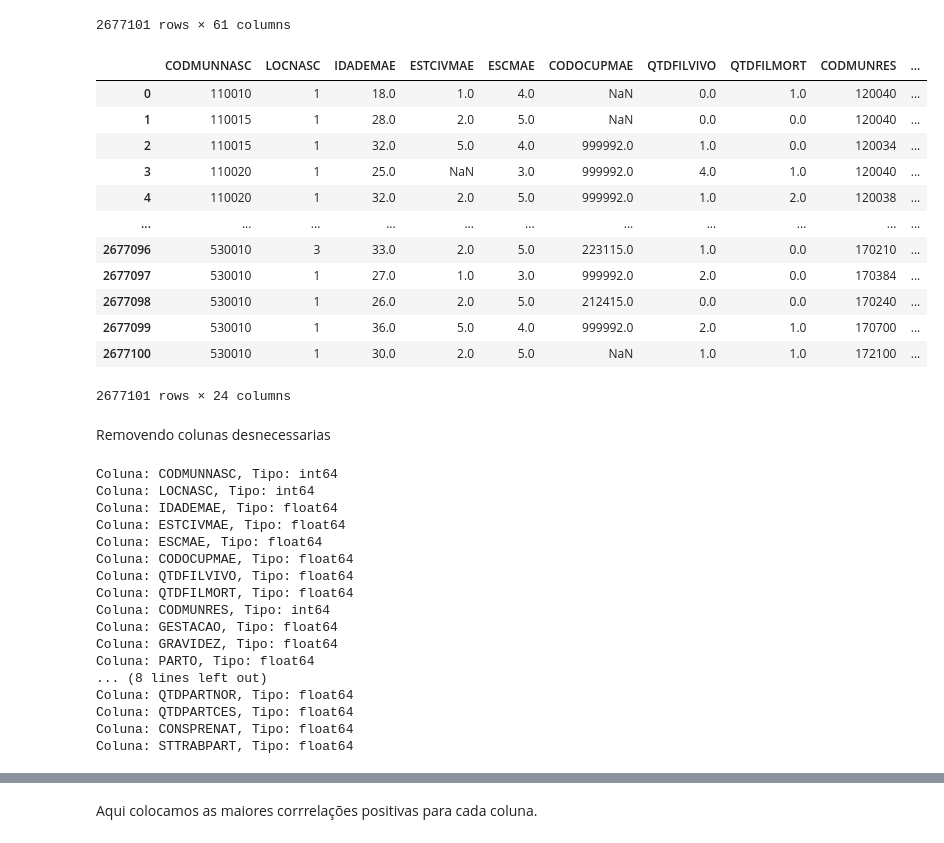
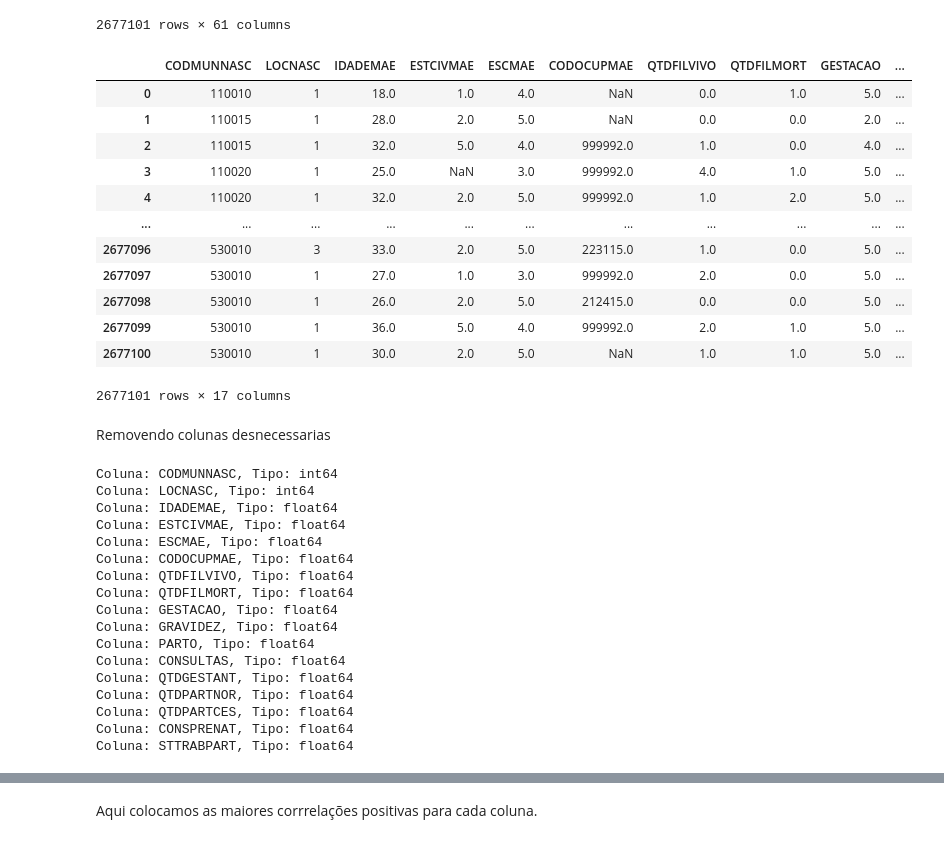
Before and after one commit to Flipe-TI/premature-birth-predict, a Jupyter notebook: Notafinal_BigData.ipynb, the cells around one changed output, grey strips where cells are left out. Drawn from its saved outputs; the diff is of its cells as text; code cells hidden in the pictures.

```diff
--- a/Notafinal_BigData.ipynb
+++ b/Notafinal_BigData.ipynb
@@ -32,27 +71,37 @@ df2021
 # %%
 result_df = df2021 #pd.concat([df2020, df2021], ignore_index=True)
 # %%
-lista_colunas_a_remover = ["CODPAISRES","MESPRENAT","SEMAGESTAC","IDADEPAI","CODANOMAL","SERIESCMAE","ESCMAE2010","KOTELCHUCK","DTNASC", "PESO", "IDANOMAL", "HORANASC", "APGAR1", "APGAR5", "PARIDADE", "DTDECLARAC", "TPDOCRESP", "TPFUNCRESP", "DTRECORIGA", "CONTADOR", "CODESTAB", "DTCADASTRO", "DTRECEBIM", "ORIGEM", "CODCART", "NUMREGCART", "DTREGCART", "NUMEROLOTE", "VERSAOSIST", "DIFDATA", "DTRECORIG", "DTNASCMAE", "DTULTMENST", "TPMETESTIM", "TPAPRESENT", "STCESPARTO", "TPROBSON", "STDNEPIDEM", "STDNNOVA", "CODMUNCART", "TPNASCASSI", "ESCMAEAGR1"]
+# Criamos uma lista 'lista_colunas_a_remover' que contém os nomes das colunas que desejamos remover do DataFrame 'result_df'.
+lista_colunas_a_remover = ["RACACOR", "SEXO", "CODMUNRES", "CODMUNNATU", "NATURALMAE", "CODUFNATU", "RACACORMAE", "CODPAISRES",
+                           "MESPRENAT", "SEMAGESTAC", "IDADEPAI", "CODANOMAL", "SERIESCMAE", "ESCMAE2010", "KOTELCHUCK",
+                           "DTNASC", "PESO", "IDANOMAL", "HORANASC", "APGAR1", "APGAR5", "PARIDADE", "DTDECLARAC",
+                           "TPDOCRESP", "TPFUNCRESP", "DTRECORIGA", "CONTADOR", "CODESTAB", "DTCADASTRO", "DTRECEBIM",
+                           "ORIGEM", "CODCART", "NUMREGCART", "DTREGCART", "NUMEROLOTE", "VERSAOSIST", "DIFDATA",
+                           "DTRECORIG", "DTNASCMAE", "DTULTMENST", "TPMETESTIM", "TPAPRESENT", "STCESPARTO", "TPROBSON",
+                           "STDNEPIDEM", "STDNNOVA", "CODMUNCART", "TPNASCASSI", "ESCMAEAGR1"]
 
+# Criamos uma lista 'colunas_existentes' que contém apenas os nomes das colunas que existem no DataFrame 'result_df' e que também estão na lista de colunas a serem removidas.
 colunas_existentes = [coluna for coluna in lista_colunas_a_remover if coluna in result_df.columns]
 
+# Utilizamos o método 'drop' para remover as colunas presentes na lista 'colunas_existentes' do DataFrame 'result_df'.
 result_df = result_df.drop(columns=colunas_existentes)
 
+# Exibimos o DataFrame 'result_df' após a remoção das colunas especificadas.
 result_df
 # %% [output]
-|  | CODMUNNASC | LOCNASC | IDADEMAE | ESTCIVMAE | ESCMAE | CODOCUPMAE | QTDFILVIVO | QTDFILMORT | CODMUNRES | ... |
-| 0 | 110010 | 1 | 18.0 | 1.0 | 4.0 | NaN | 0.0 | 1.0 | 120040 | ... |
-| 1 | 110015 | 1 | 28.0 | 2.0 | 5.0 | NaN | 0.0 | 0.0 | 120040 | ... |
-| 2 | 110015 | 1 | 32.0 | 5.0 | 4.0 | 999992.0 | 1.0 | 0.0 | 120034 | ... |
-| 3 | 110020 | 1 | 25.0 | NaN | 3.0 | 999992.0 | 4.0 | 1.0 | 120040 | ... |
-| 4 | 110020 | 1 | 32.0 | 2.0 | 5.0 | 999992.0 | 1.0 | 2.0 | 120038 | ... |
+|  | CODMUNNASC | LOCNASC | IDADEMAE | ESTCIVMAE | ESCMAE | CODOCUPMAE | QTDFILVIVO | QTDFILMORT | GESTACAO | ... |
+| 0 | 110010 | 1 | 18.0 | 1.0 | 4.0 | NaN | 0.0 | 1.0 | 5.0 | ... |
+| 1 | 110015 | 1 | 28.0 | 2.0 | 5.0 | NaN | 0.0 | 0.0 | 2.0 | ... |
+| 2 | 110015 | 1 | 32.0 | 5.0 | 4.0 | 999992.0 | 1.0 | 0.0 | 4.0 | ... |
+| 3 | 110020 | 1 | 25.0 | NaN | 3.0 | 999992.0 | 4.0 | 1.0 | 5.0 | ... |
+| 4 | 110020 | 1 | 32.0 | 2.0 | 5.0 | 999992.0 | 1.0 | 2.0 | 5.0 | ... |
 | ... | ... | ... | ... | ... | ... | ... | ... | ... | ... | ... |
-| 2677096 | 530010 | 3 | 33.0 | 2.0 | 5.0 | 223115.0 | 1.0 | 0.0 | 170210 | ... |
-| 2677097 | 530010 | 1 | 27.0 | 1.0 | 3.0 | 999992.0 | 2.0 | 0.0 | 170384 | ... |
-| 2677098 | 530010 | 1 | 26.0 | 2.0 | 5.0 | 212415.0 | 0.0 | 0.0 | 170240 | ... |
-| 2677099 | 530010 | 1 | 36.0 | 5.0 | 4.0 | 999992.0 | 2.0 | 1.0 | 170700 | ... |
-| 2677100 | 530010 | 1 | 30.0 | 2.0 | 5.0 | NaN | 1.0 | 1.0 | 172100 | ... |
+| 2677096 | 530010 | 3 | 33.0 | 2.0 | 5.0 | 223115.0 | 1.0 | 0.0 | 5.0 | ... |
+| 2677097 | 530010 | 1 | 27.0 | 1.0 | 3.0 | 999992.0 | 2.0 | 0.0 | 5.0 | ... |
+| 2677098 | 530010 | 1 | 26.0 | 2.0 | 5.0 | 212415.0 | 0.0 | 0.0 | 5.0 | ... |
+| 2677099 | 530010 | 1 | 36.0 | 5.0 | 4.0 | 999992.0 | 2.0 | 1.0 | 5.0 | ... |
+| 2677100 | 530010 | 1 | 30.0 | 2.0 | 5.0 | NaN | 1.0 | 1.0 | 5.0 | ... |
-2677101 rows × 24 columns
+2677101 rows × 17 columns
 # %% [markdown]
 Removendo colunas desnecessarias
 # %%
@@ -73,7 +122,9 @@ Removendo colunas desnecessarias
 #
 #        plt.show()
 # %%
+# Iteramos pelas colunas e tipos de dados do DataFrame 'result_df'.
 for coluna, tipo in result_df.dtypes.items():
+    # Imprimimos o nome da coluna e o tipo de dados correspondente.
     print(f'Coluna: {coluna}, Tipo: {tipo}')
 # %% [output]
 Coluna: CODMUNNASC, Tipo: int64
@@ -84,11 +135,11 @@ Coluna: ESCMAE, Tipo: float64
 Coluna: CODOCUPMAE, Tipo: float64
 Coluna: QTDFILVIVO, Tipo: float64
 Coluna: QTDFILMORT, Tipo: float64
-Coluna: CODMUNRES, Tipo: int64
 Coluna: GESTACAO, Tipo: float64
 Coluna: GRAVIDEZ, Tipo: float64
 Coluna: PARTO, Tipo: float64
-... (8 lines left out)
+Coluna: CONSULTAS, Tipo: float64
+Coluna: QTDGESTANT, Tipo: float64
 Coluna: QTDPARTNOR, Tipo: float64
 Coluna: QTDPARTCES, Tipo: float64
 Coluna: CONSPRENAT, Tipo: float64
```
Also changed, not shown: parts of 28 cells of this notebook.
